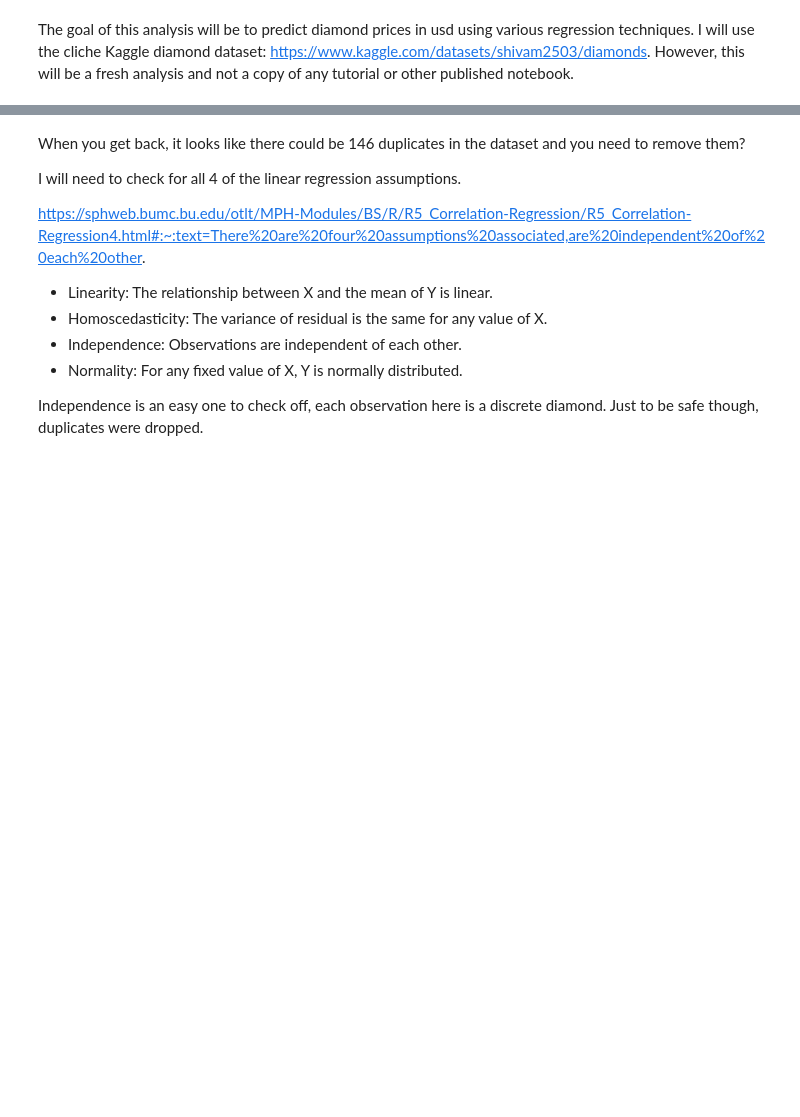
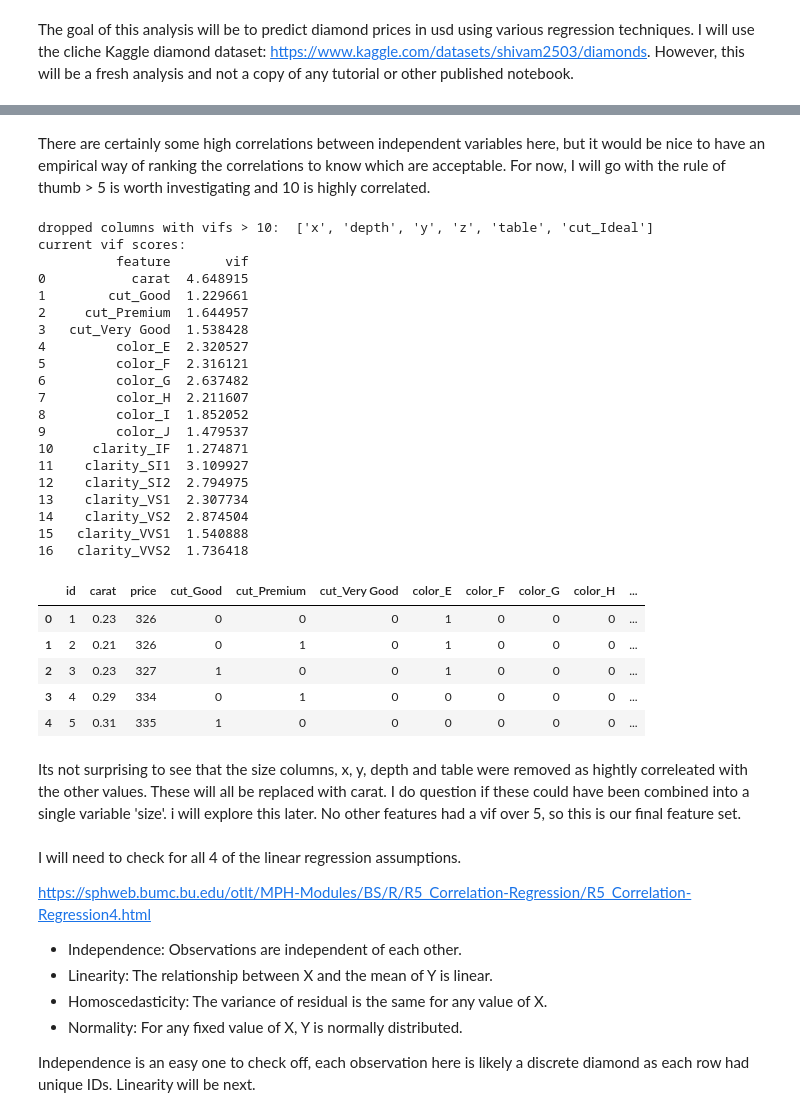
Before and after one commit to ashbyj/applied-modeling-techniques, a Jupyter notebook: multiple-linear-regression/diamondRegression.ipynb, the cells around one changed output, grey strips where cells are left out. Saved outputs shown, nothing was run; the diff lists cells and outputs as text; code cells hidden in the pictures; blank space fills up the shorter version.

```diff
--- a/multiple-linear-regression/diamondRegression.ipynb
+++ b/multiple-linear-regression/diamondRegression.ipynb
@@ -48,23 +102,68 @@ Name: clarity, dtype: int64
+# %% [markdown]
+There are certainly some high correlations between independent variables here, but it would be nice to have an empirical way of ranking the correlations to know which are acceptable.  For now, I will go with the rule of thumb > 5 is worth investigating and 10 is highly correlated.
+# %%
+from statsmodels.stats.outliers_influence import variance_inflation_factor
+
+drop_price = df.drop(['id','price'], axis = 1)
+
+high_vif_column = []
+max_vif = 11
+
+while max_vif >= 10:
+  vif_data = pd.DataFrame()
+  vif_data['feature'] = drop_price.columns
+
+  vif_data['vif'] = [variance_inflation_factor(drop_price.values, i)
+                     for i in range(len(drop_price.columns))]
+  max_vif = max(vif_data['vif'])
+  if max_vif > 10:
+    max_loc = vif_data.loc[vif_data['vif'] == max_vif]
+    max_vif_feature = max_loc['feature'].values[0]
+    high_vif_column.append(max_vif_feature)
+    drop_price = drop_price.drop(max_vif_feature, axis=1)
+
+print('dropped columns with vifs > 10: ', high_vif_column)
+print('current vif scores:')
+print(vif_data)
+df = df.drop(high_vif_column, axis=1)
+df.head()
+# %% [output]
+dropped columns with vifs > 10:  ['x', 'depth', 'y', 'z', 'table', 'cut_Ideal']
+current vif scores:
+          feature       vif
+0           carat  4.648915
+1        cut_Good  1.229661
+2     cut_Premium  1.644957
+3   cut_Very Good  1.538428
+4         color_E  2.320527
+5         color_F  2.316121
+6         color_G  2.637482
+7         color_H  2.211607
+8         color_I  1.852052
+9         color_J  1.479537
+10     clarity_IF  1.274871
+11    clarity_SI1  3.109927
+12    clarity_SI2  2.794975
+13    clarity_VS1  2.307734
+14    clarity_VS2  2.874504
+15   clarity_VVS1  1.540888
+16   clarity_VVS2  1.736418
+|  | id | carat | price | cut_Good | cut_Premium | cut_Very Good | color_E | color_F | color_G | color_H | ... |
+| 0 | 1 | 0.23 | 326 | 0 | 0 | 0 | 1 | 0 | 0 | 0 | ... |
+| 1 | 2 | 0.21 | 326 | 0 | 1 | 0 | 1 | 0 | 0 | 0 | ... |
+| 2 | 3 | 0.23 | 327 | 1 | 0 | 0 | 1 | 0 | 0 | 0 | ... |
+| 3 | 4 | 0.29 | 334 | 0 | 1 | 0 | 0 | 0 | 0 | 0 | ... |
+| 4 | 5 | 0.31 | 335 | 1 | 0 | 0 | 0 | 0 | 0 | 0 | ... |
+# %% [markdown]
+Its not surprising to see that the size columns, x, y, depth and table were removed as hightly correleated with the other values.  These will all be replaced with carat.  I do question if these could have been combined into a single variable 'size'.  i will explore this later.  No other features had a vif over 5, so this is our final feature set.
 # %% [markdown]
-
-When you get back, it looks like there could be 146 duplicates in the dataset and you need to remove them?
-
-
-
-
-
-
-
-
-
-
 I will need to check for all 4 of the linear regression assumptions.
 
-https://sphweb.bumc.bu.edu/otlt/MPH-Modules/BS/R/R5_Correlation-Regression/R5_Correlation-Regression4.html#:~:text=There%20are%20four%20assumptions%20associated,are%20independent%20of%20each%20other.
+https://sphweb.bumc.bu.edu/otlt/MPH-Modules/BS/R/R5_Correlation-Regression/R5_Correlation-Regression4.html
 
+- Independence: Observations are independent of each other.
 - Linearity: The relationship between X and the mean of Y is linear.
 - Homoscedasticity: The variance of residual is the same for any value of X.
-- Independence: Observations are independent of each other.
 - Normality: For any fixed value of X, Y is normally distributed.
 
-Independence is an easy one to check off, each observation here is a discrete diamond.  Just to be safe though, duplicates were dropped.
+Independence is an easy one to check off, each observation here is likely a discrete diamond as each row had unique IDs.  Linearity will be next.
```
Also changed, not shown: parts of 13 cells of this notebook.
